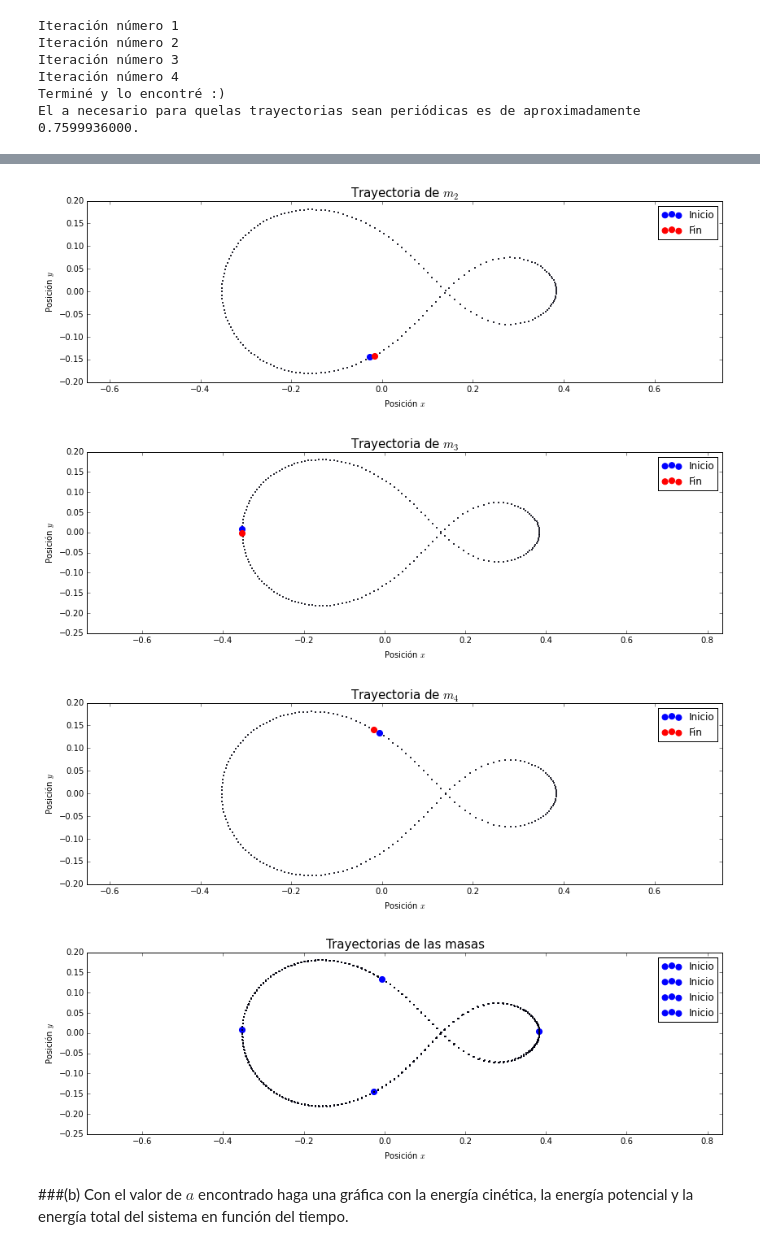
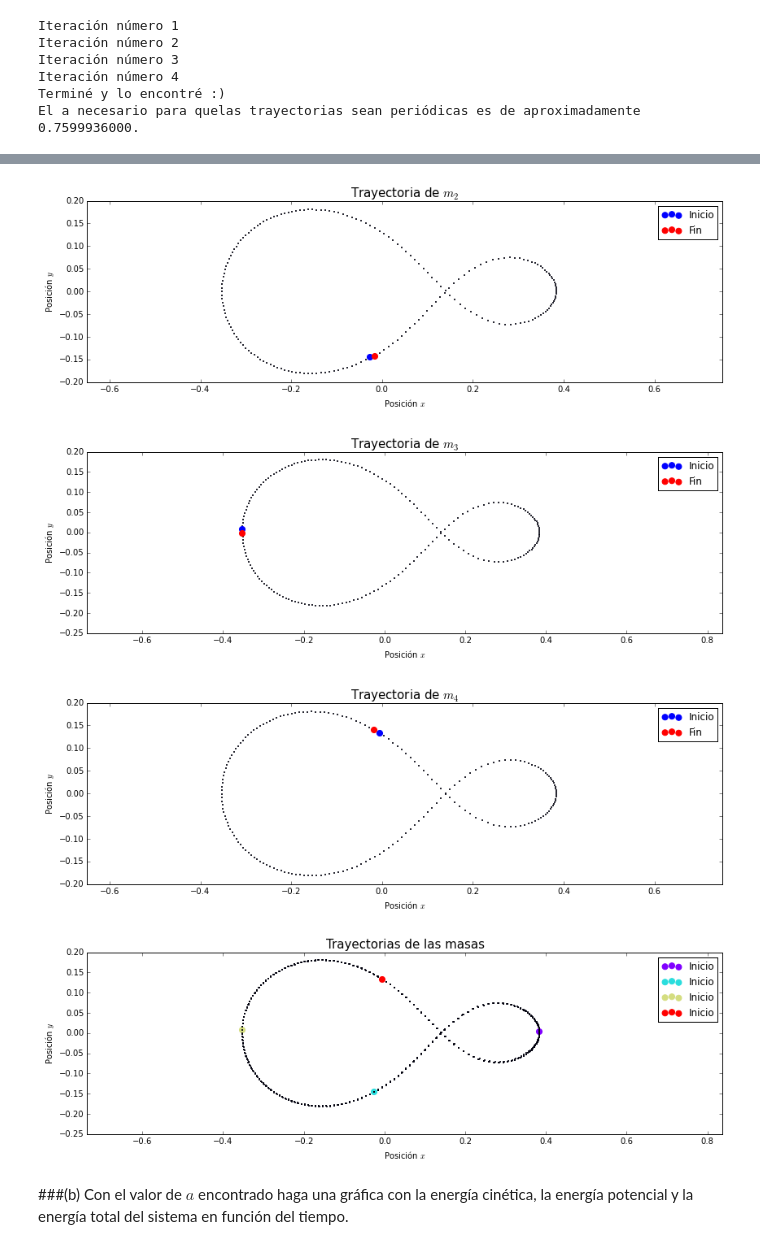
Before and after one commit to ArturoVelasquez/MC-1, a Jupyter notebook: Tareas/HW5/HW5.ipynb, the cells around one changed output, grey strips where cells are left out. Cells and saved outputs as stored; diff of their text form; code cells hidden in the pictures.

```diff
--- a/Tareas/HW5/HW5.ipynb
+++ b/Tareas/HW5/HW5.ipynb
@@ -63,12 +64,13 @@ def simulacion(numIter=100,tmax=1,Y=-1,**kwargs):
 #Se pasa por parámetro la historia de la simulación y la trayectoria de la masa que se quiere graficar
 #Si no se pasa ninguna masa por parámetro (o se iguala a 0) muestra la trayectoria de todas las masas
 def graficador(history,masa=0,**args):
+    colors = cm.rainbow(np.linspace(0, 1, len(history[0])/2))
     if (masa == 0):
         plt.figure(figsize=(14,4))
         plt.axis('equal')
         for i in range(0,(int(len(history[0]))),2):
             plt.scatter(history[:,i][:,0],history[:,i][:,1],s=1)
-            plt.scatter(history[:,i][:,0][0],history[:,i][:,1][0],s=50,label="Inicio",color='blue')
+            plt.scatter(history[:,i][:,0][0],history[:,i][:,1][0],s=50,label="Inicio",color=colors[int(i/2)])
         plt.legend(loc=0)
         plt.xlabel('Posición $x$')
         plt.ylabel('Posición $y$')
@@ -129,14 +147,14 @@ def animador(history):
 # %%
 #Encuentra el valor de a para el punto 2
 def afinder(Y,rangoa=0.70,rangob=0.78,iteraciones=5,epsilon=0.001,**args):#Definimos un epsilon pequeño que sea el margen de error.
-    mejorA = 0
+    mejorA = -1
     menorDistancia = 100000
     termino = False
     iteractual = 0
     while (iteractual < iteraciones):
         rangoBusqueda = np.linspace(rangoa,rangob,11)
-        for i in range(len(rangoBusqueda)):
-            Y[1,1] = rangoBusqueda[i]
+        for i in rangoBusqueda:
+            Y[1,1] = i
             #Corremos la simulación con varios a hasta encontrar el que sea el que vuelva el movimiento periódico
             history=simulacion(numIter=200,Y=Y,tmax=1)
             inicio = np.array([history[:,0][:,0][0],history[:,0][:,1][0]])
@@ -144,12 +162,12 @@ def afinder(Y,rangoa=0.70,rangob=0.78,iteraciones=5,epsilon=0.001,**args):#Defin
             distancia = norm(inicio - fin)
             if (distancia <= epsilon):#En caso de la distancia ser menor al epsilon se define el tmax acutal como el
                                     #periodo y se frena el ciclo.
-                mejorA = rangoBusqueda[i]
+                mejorA = i
                 termino = True
                 break
             if (distancia <= menorDistancia):
                 menorDistancia = distancia
-                mejorA = rangoBusqueda[i]
+                mejorA = i
         #Como definimos T = -1, en caso de no cumplirse la condición de ser menor al epsilon se retorna -1 como
         #signo de error
         if (termino == True):
@@ -243,7 +264,7 @@ def Y4(a):
     #Se crean los vectores que con la información inicial de las masas
     return(np.array([r1,v1,r2,v2,r3,v3,r4,v4]))
 # %%
-Y4 = Y4(a=0.70)
+YN4 = Y4(a=0.70)
 # %% [markdown]
 ###(a)  Encuentre $a$ con cinco cifras significativas. Piense en una función objetivo que tenga un mínimo en la condición deseada, y cuando halla reducido el intervalo de búsqueda lo suficiente piense en otra que cambie de signo en la condición deseada.
 # %%
@@ -262,6 +283,6 @@ graficador(hist,masa=0)
 # %%
-a = afinder(Y4,iteraciones=10)
-print('El a necesario para quelas trayectorias sean periódicas es de aproximadamente %.10f.'%a)
+a = afinder(Y=YN4,iteraciones=10)
+print('El a necesario para quelas trayectorias sean periódicas es de aproximadamente %.5f.'%a)
 # %% [output]
 Iteración número 1
 Iteración número 2
@@ -270,19 +291,19 @@ Iteración número 4
 Terminé y lo encontré :)
 El a necesario para quelas trayectorias sean periódicas es de aproximadamente 0.7599936000.
 # %%
-Y4nuevo = Y4(a=a)
+Y4nuevo = Y4(a)
 hist=simulacion(numIter=200,Y=Y4nuevo,tmax=1)
 graficador(hist,masa=1)
 graficador(hist,masa=2)
 graficador(hist,masa=3)
 graficador(hist,masa=4)
 graficador(hist,masa=0)
 # %% [output]
 [figure]
 [figure]
 [figure]
 [figure]
-[figure, old version]
+[figure, new version]
 # %% [markdown]
 ###(b) Con el valor de $a$ encontrado haga una gráfica con la energía cinética, la energía potencial y la energía total del sistema en función del tiempo.
 # %%
```
Also changed, not shown: parts of 11 cells of this notebook, 4 other files.
